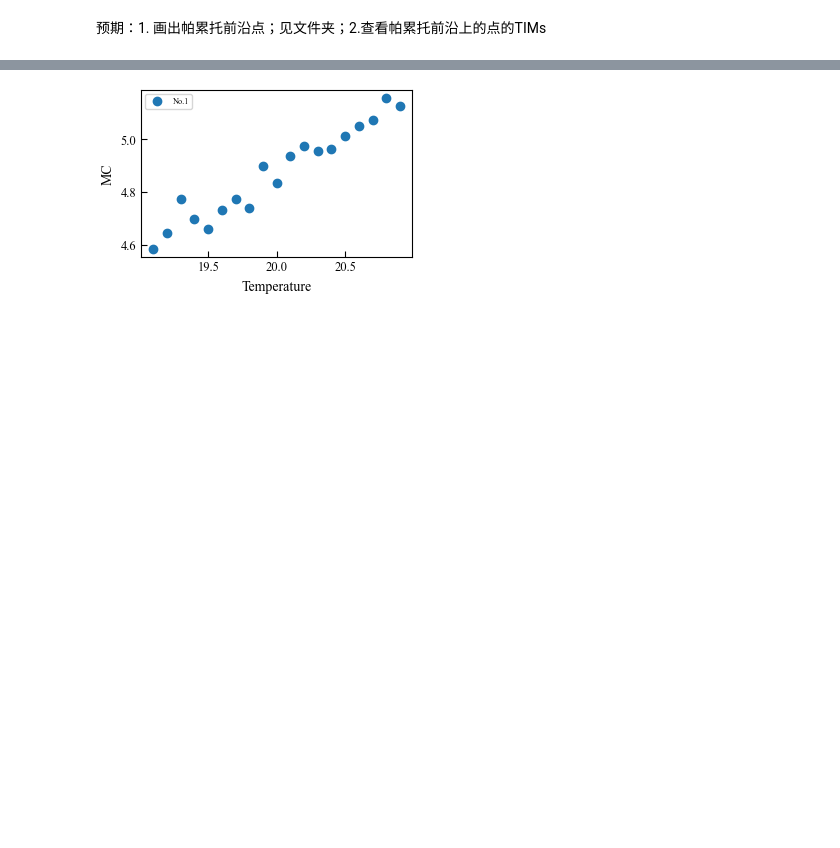
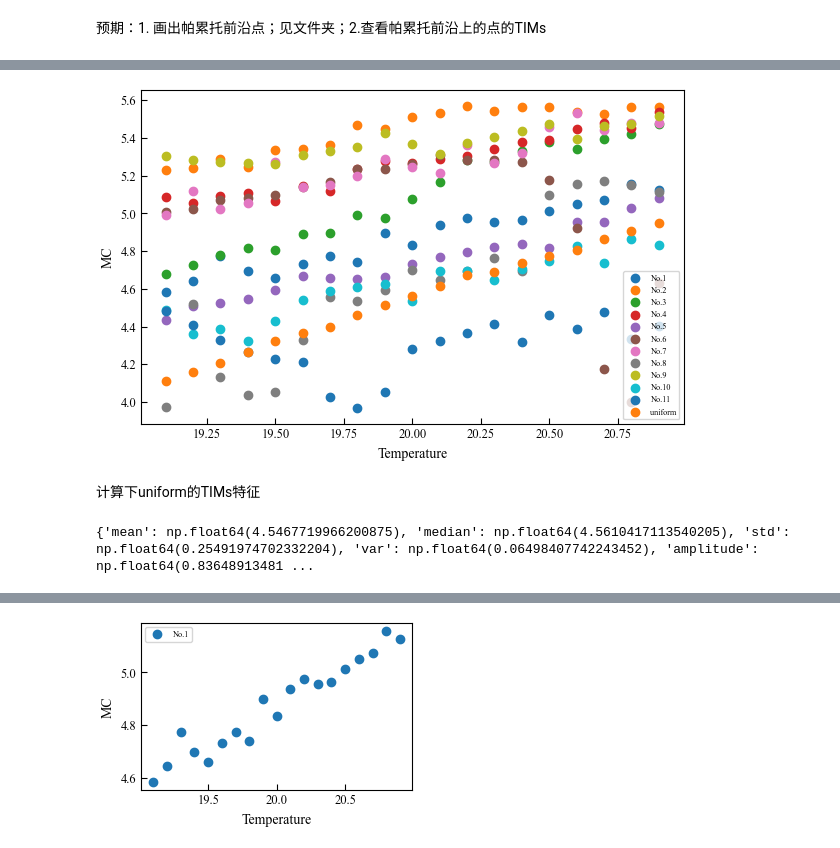
Before and after one commit to VvvpC/spnc_TIMs_heterogeneous, a Jupyter notebook: Analysis/Paretofront_points_TIMs_task.ipynb, the cells around one changed output, grey strips where cells are left out. Drawn from its saved outputs; the diff is of its cells as text; code cells hidden in the pictures; blank space fills up the shorter version.

```diff
--- a/Analysis/Paretofront_points_TIMs_task.ipynb
+++ b/Analysis/Paretofront_points_TIMs_task.ipynb
@@ -108,0 +266,50 @@ print(f"包含的图例标签: {df_all['number'].unique()}")
+# %%
+# 开始画图
+plot_style_config.set_pub_style()
+
+# 获取所有唯一的标签
+labels = df_all['number'].unique()
+
+plt.figure(figsize=plot_style_config.get_figsize('double'))
+
+filename1 = '../result_MC_uniform_tr19.03to21.08s0.1_bs16.78_bt20.0_temp_sweep.csv'
+df_uniform = pd.read_csv(filename1)
+
+
+# 循环遍历每一个标签，单独画一条线
+for label in labels:
+    # 筛选出当前标签的数据
+    subset = df_all[df_all['number'] == label]
+    plt.scatter(
+        subset['temp'],
+        subset['MC'],
+        label=f'No.{label}',  # 这里使用标签作为图例
+        marker='o',
+        linewidth=1
+    )
+
+plt.scatter(
+    df_uniform['temp'],
+    df_uniform['MC'],
+    label='uniform',
+    marker='o',
+    linewidth=1
+)
+
+plt.xlabel('Temperature')
+plt.ylabel('MC')
+plt.legend()  # 显示所有 legend
+plt.show()
+# %% [output]
+[figure, added]
+# %% [markdown]
+计算下uniform的TIMs特征
+# %%
+filename1 = '../result_MC_uniform_tr19.03to21.08s0.1_bs16.78_bt20.0_temp_sweep.csv'
+df_uniform = pd.read_csv(filename1)
+
+# 对mc_array进行TIMs特征分析
+analysis_results = analysis_TIMs_with_temperatures(df_uniform['MC'])
+print(analysis_results)
+# %% [output]
+{'mean': np.float64(4.5467719966200875), 'median': np.float64(4.5610417113540205), 'std': np.float64(0.25491974702332204), 'var': np.float64(0.06498407742243452), 'amplitude': np.float64(0.83648913481 ...
```
Also changed, not shown: parts of 14 cells of this notebook, 47 other files.
